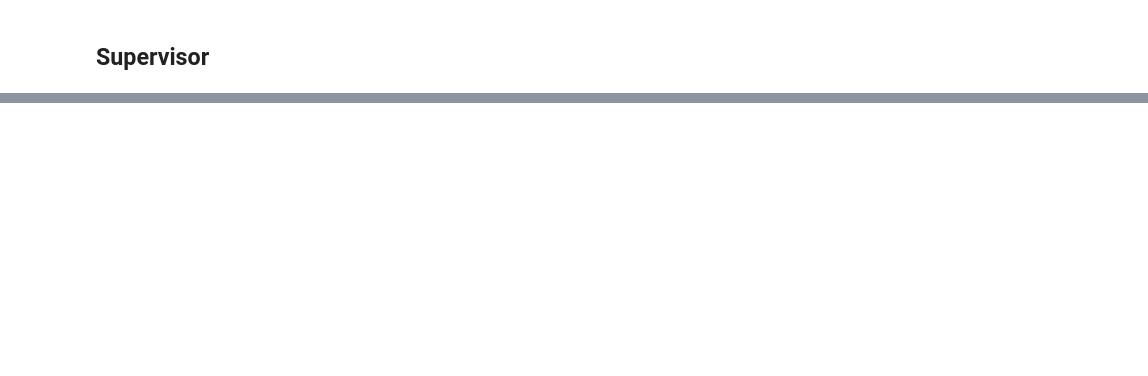
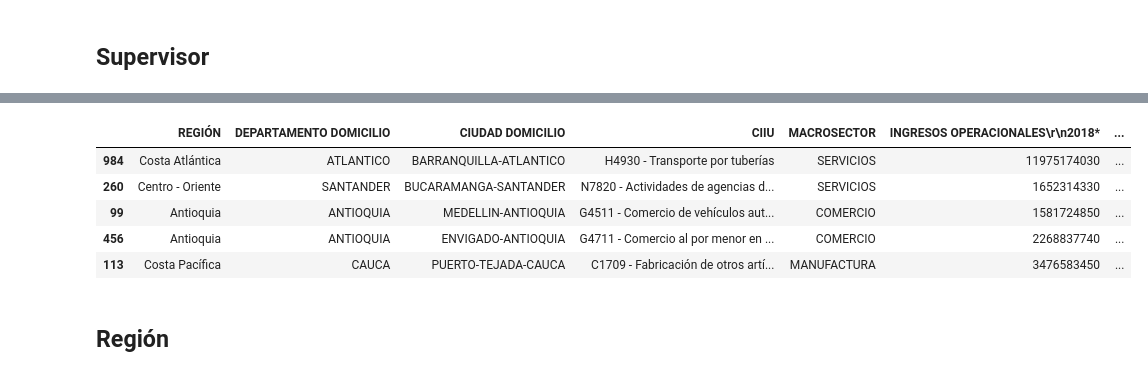
Before and after one commit to JESUSDAVIDBARRIOS/repo_labs_BI, a Jupyter notebook: lab2/entendimiento_limpieza.ipynb, the cells around one changed output, grey strips where cells are left out. Saved outputs shown, nothing was run; the diff lists cells and outputs as text; code cells hidden in the pictures; blank space fills up the shorter version.

```diff
--- a/lab2/entendimiento_limpieza.ipynb
+++ b/lab2/entendimiento_limpieza.ipynb
@@ -146,2 +147,20 @@ SUPERVIGILANCIA      9
 SUPERSUCIEDADES      4
 Name: SUPERVISOR, dtype: int64
+# %%
+# En la coluna 'SUPERVISOR' se reemplazan los valores 'SUPERSUCIEDADES' por 'SUPERSOCIEDADES'
+df['SUPERVISOR'] = df['SUPERVISOR'].replace('SUPERSUCIEDADES', 'SUPERSOCIEDADES')
+# One hot encoder para la columna supervisor
+from random import sample
+
+
+df = pd.get_dummies(df, columns=['SUPERVISOR'], prefix=['SUPERVISOR'])
+df.sample(5)
+# %% [output]
+|  | REGIÓN | DEPARTAMENTO DOMICILIO | CIUDAD DOMICILIO | CIIU | MACROSECTOR | INGRESOS OPERACIONALES\r\n2018* | ... |
+| 984 | Costa Atlántica | ATLANTICO | BARRANQUILLA-ATLANTICO | H4930 - Transporte por tuberías | SERVICIOS | 11975174030 | ... |
+| 260 | Centro - Oriente | SANTANDER | BUCARAMANGA-SANTANDER | N7820 - Actividades de agencias d... | SERVICIOS | 1652314330 | ... |
+| 99 | Antioquia | ANTIOQUIA | MEDELLIN-ANTIOQUIA | G4511 - Comercio de vehículos aut... | COMERCIO | 1581724850 | ... |
+| 456 | Antioquia | ANTIOQUIA | ENVIGADO-ANTIOQUIA | G4711 - Comercio al por menor en ... | COMERCIO | 2268837740 | ... |
+| 113 | Costa Pacífica | CAUCA | PUERTO-TEJADA-CAUCA | C1709 - Fabricación de otros artí... | MANUFACTURA | 3476583450 | ... |
+# %% [markdown]
+## Región
```
Also changed, not shown: parts of 29 cells of this notebook.
